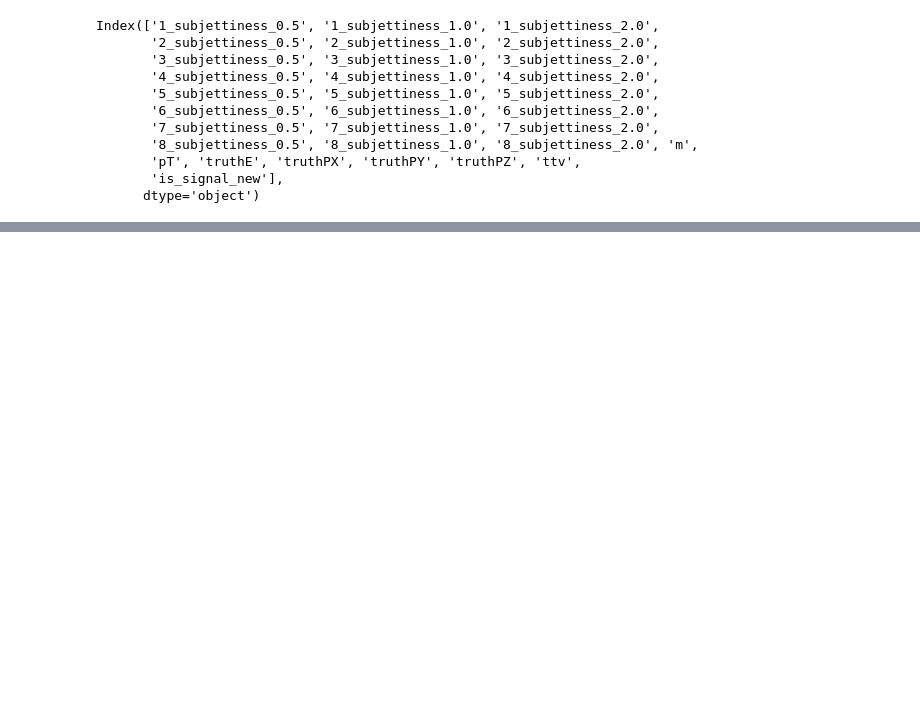
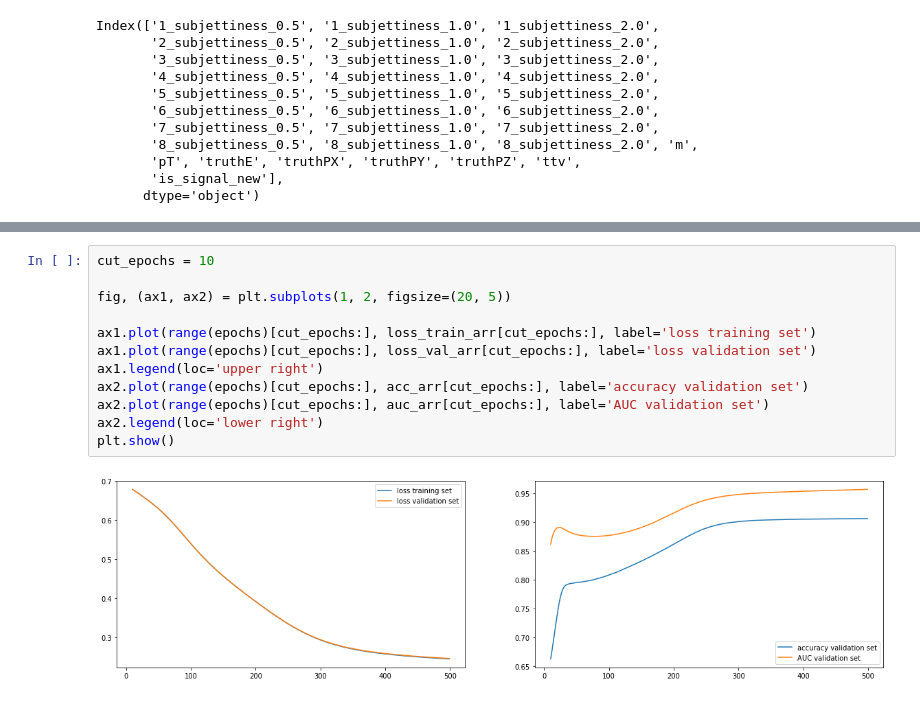
Before and after one commit to tore1311/Semisupervised, a Jupyter notebook: classifier.ipynb, the cells around one changed output, grey strips where cells are left out. Saved outputs shown, nothing was run; the diff lists cells and outputs as text; blank space fills up the shorter version.

```diff
--- a/classifier.ipynb
+++ b/classifier.ipynb
@@ -120,0 +140,14 @@ epoch: 450, loss: 0.2407, accuracy: 0.9057, AUC: 0.9583
+# %%
+cut_epochs = 10
+
+fig, (ax1, ax2) = plt.subplots(1, 2, figsize=(20, 5))
+
+ax1.plot(range(epochs)[cut_epochs:], loss_train_arr[cut_epochs:], label='loss training set')
+ax1.plot(range(epochs)[cut_epochs:], loss_val_arr[cut_epochs:], label='loss validation set')
+ax1.legend(loc='upper right')
+ax2.plot(range(epochs)[cut_epochs:], acc_arr[cut_epochs:], label='accuracy validation set')
+ax2.plot(range(epochs)[cut_epochs:], auc_arr[cut_epochs:], label='AUC validation set')
+ax2.legend(loc='lower right')
+plt.show()
+# %% [output]
+[figure, added]
```
Also changed, not shown: parts of 8 cells of this notebook.
